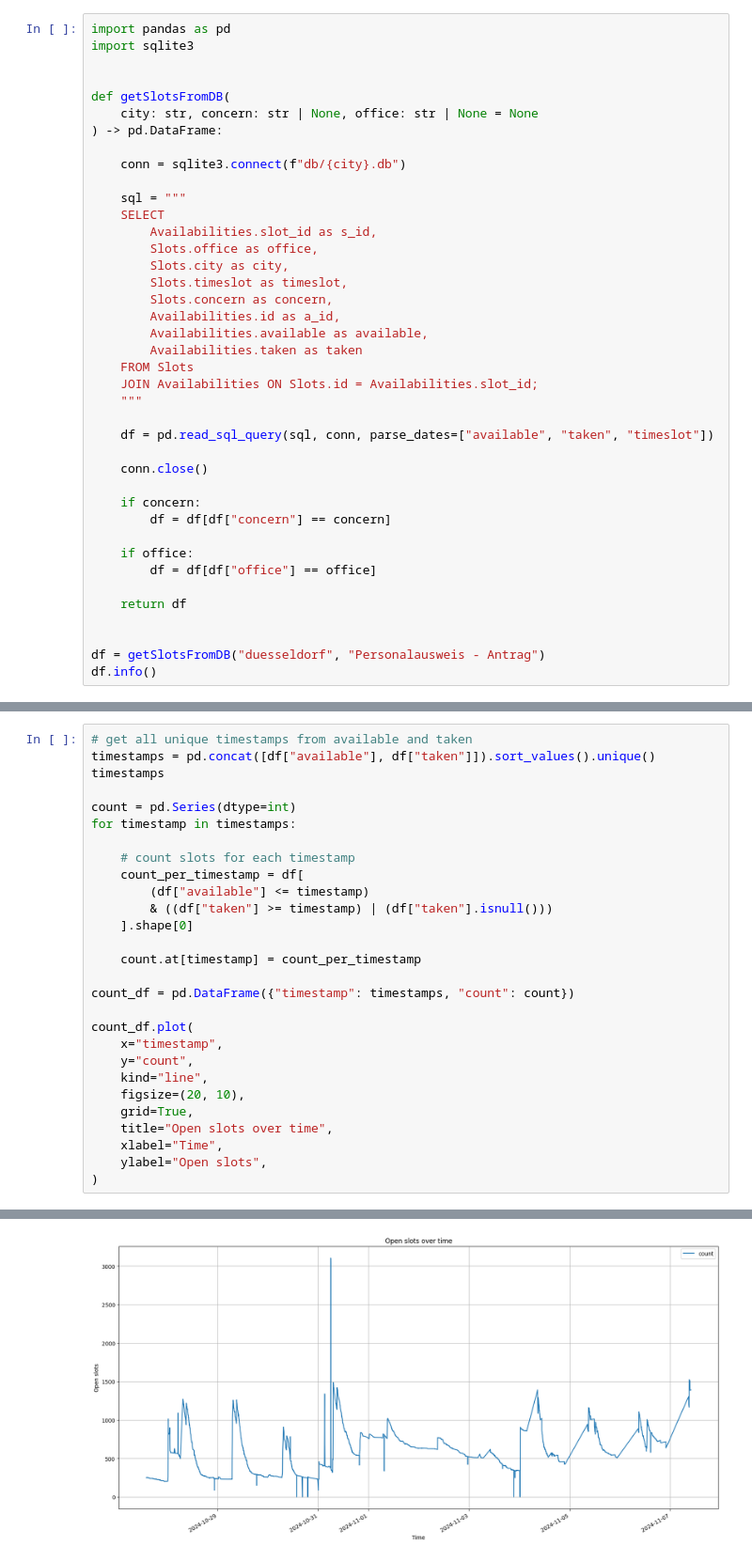
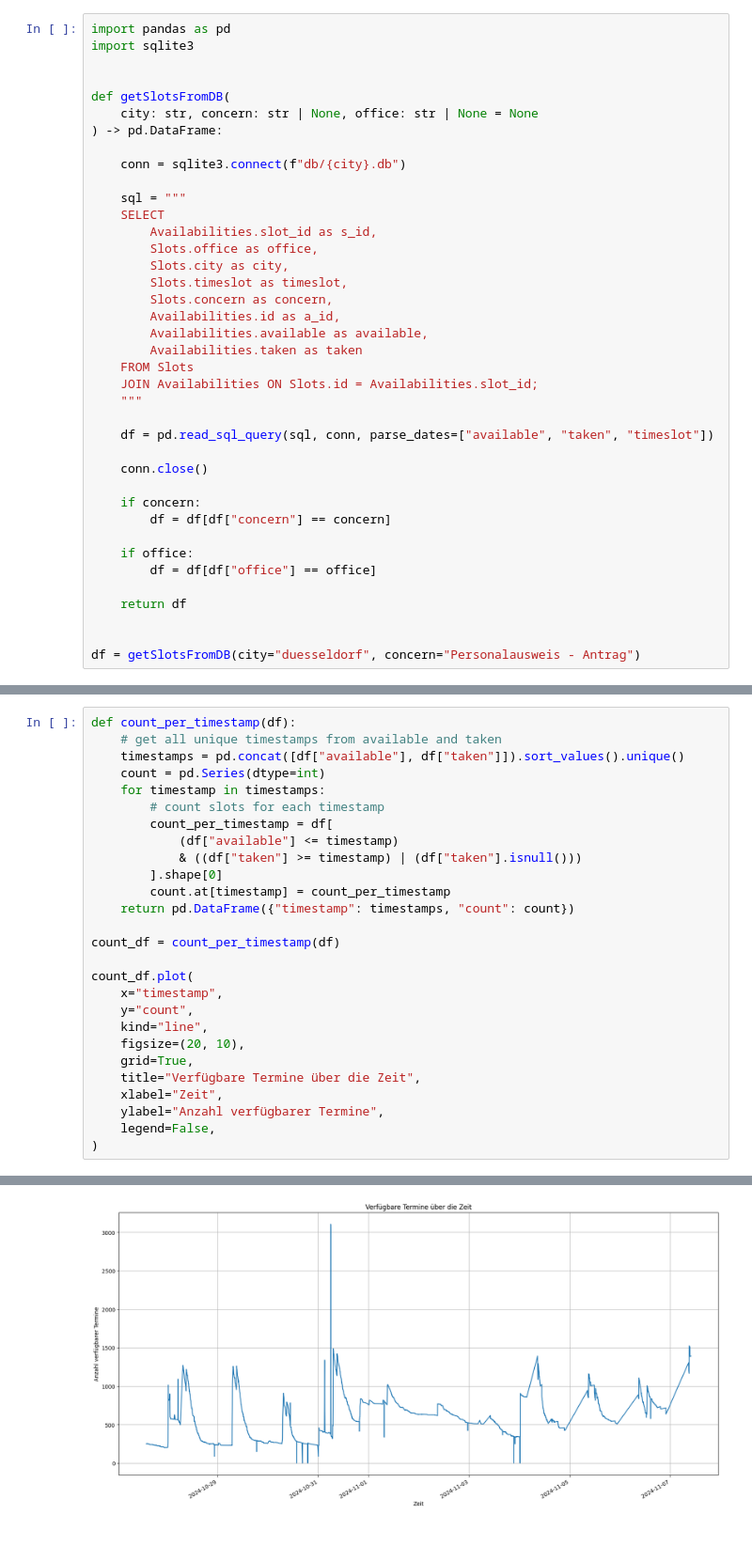
Before and after one commit to davidkempkens/appointment-scraper, a Jupyter notebook: dashboard_v2.ipynb, the cells around one changed output, grey strips where cells are left out. Shown: that part at 94% size. Drawn from its saved outputs; the diff is of its cells as text.

```diff
--- a/dashboard_v2.ipynb
+++ b/dashboard_v2.ipynb
@@ -36,5 +36,4 @@ def getSlotsFromDB(
     return df
 
 
-df = getSlotsFromDB("duesseldorf", "Personalausweis - Antrag")
-df.info()
+df = getSlotsFromDB(city="duesseldorf", concern="Personalausweis - Antrag")
@@ -87,20 +149,18 @@ df
 # %%
-# get all unique timestamps from available and taken
-timestamps = pd.concat([df["available"], df["taken"]]).sort_values().unique()
-timestamps
+def count_per_timestamp(df):
+    # get all unique timestamps from available and taken
+    timestamps = pd.concat([df["available"], df["taken"]]).sort_values().unique()
+    count = pd.Series(dtype=int)
+    for timestamp in timestamps:
+        # count slots for each timestamp
+        count_per_timestamp = df[
+            (df["available"] <= timestamp)
+            & ((df["taken"] >= timestamp) | (df["taken"].isnull()))
+        ].shape[0]
+        count.at[timestamp] = count_per_timestamp
+    return pd.DataFrame({"timestamp": timestamps, "count": count})
 
-count = pd.Series(dtype=int)
-for timestamp in timestamps:
-
-    # count slots for each timestamp
-    count_per_timestamp = df[
-        (df["available"] <= timestamp)
-        & ((df["taken"] >= timestamp) | (df["taken"].isnull()))
-    ].shape[0]
-
-    count.at[timestamp] = count_per_timestamp
-
-count_df = pd.DataFrame({"timestamp": timestamps, "count": count})
+count_df = count_per_timestamp(df)
 
 count_df.plot(
     x="timestamp",
@@ -108,8 +168,9 @@ count_df.plot(
     kind="line",
     figsize=(20, 10),
     grid=True,
-    title="Open slots over time",
-    xlabel="Time",
-    ylabel="Open slots",
+    title="Verfügbare Termine über die Zeit",
+    xlabel="Zeit",
+    ylabel="Anzahl verfügbarer Termine",
+    legend=False,
 )
 # %% [output]
@@ -117,4 +178,4 @@ count_df.plot(
-[figure, old version]
+[figure, new version]
 # %%
 time_until_slot = df.groupby(by="available").agg({"timeslot": ["min", "max", "mean"]})
 
```
Also changed, not shown: parts of 14 cells of this notebook.
